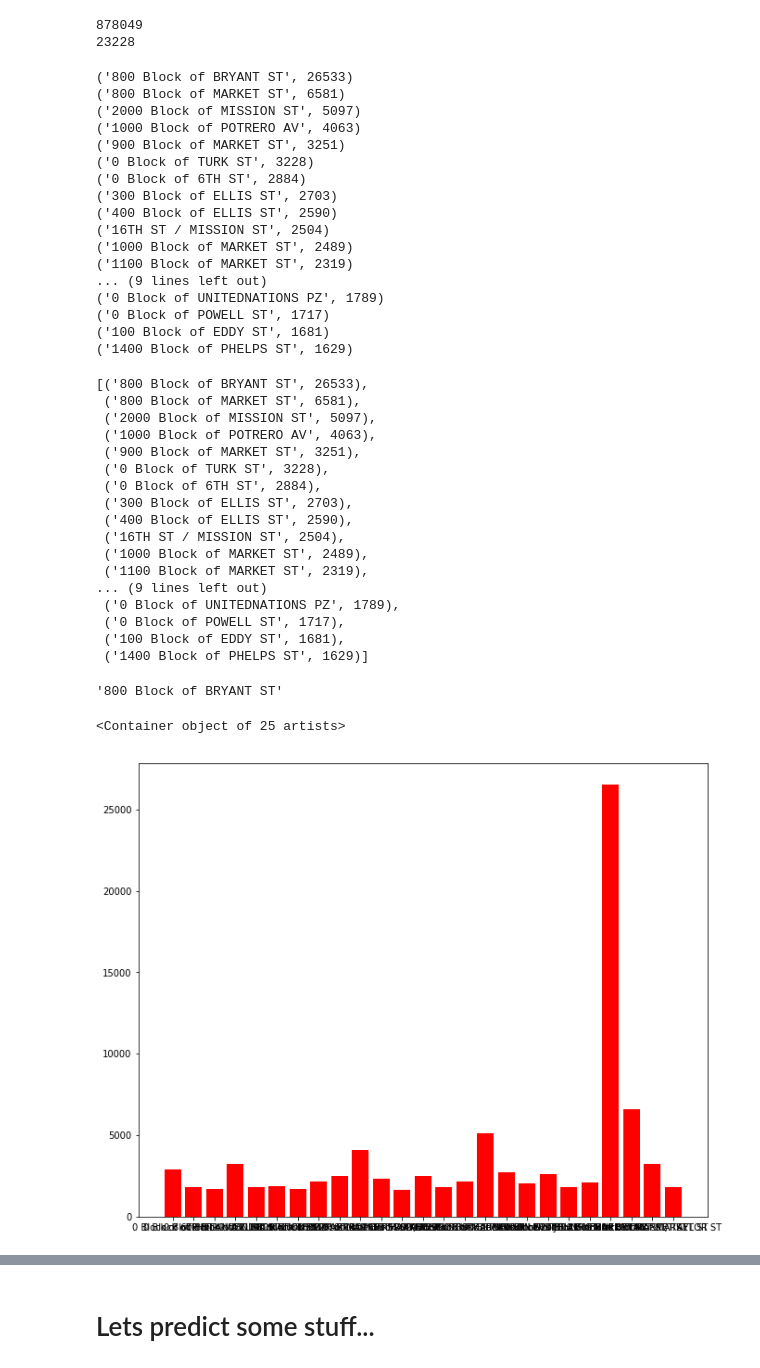
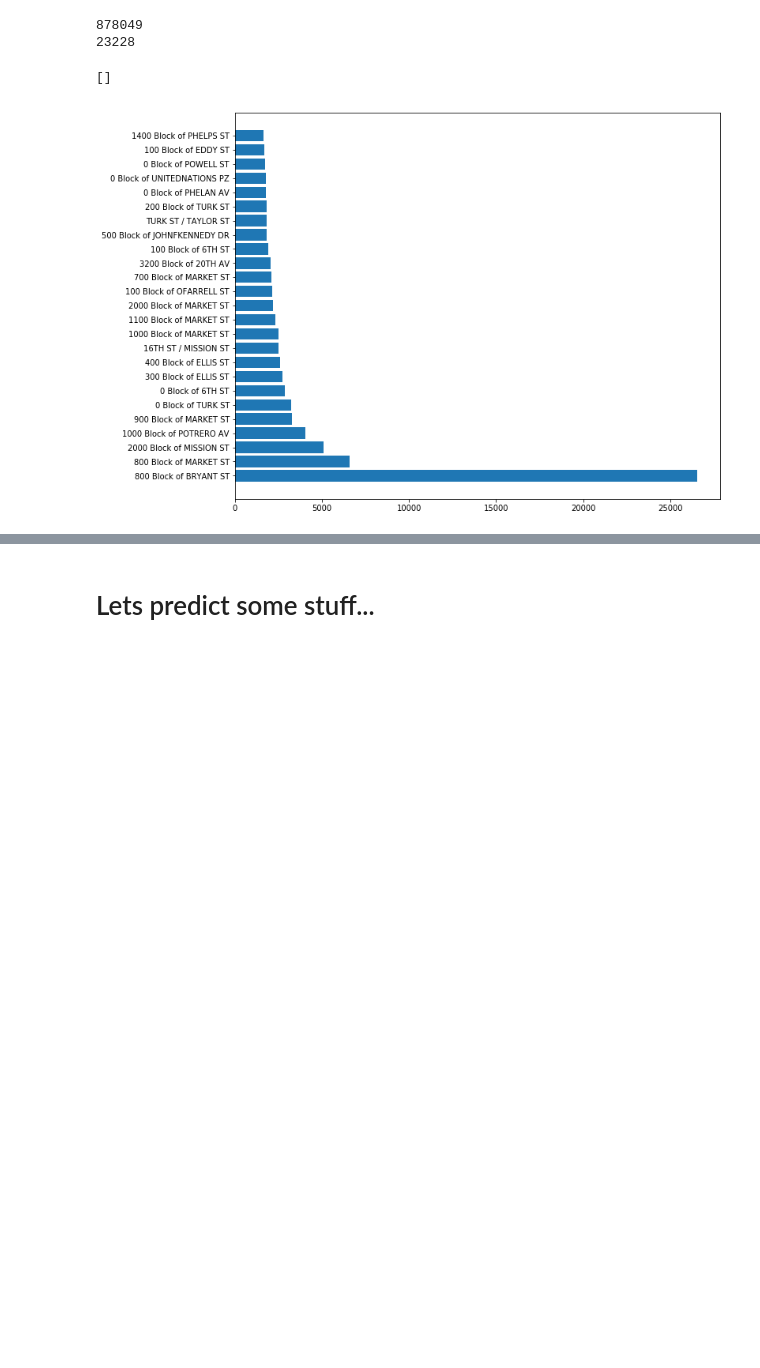
Before and after one commit to JSitter/DS-2-Machine-Learning, a Jupyter notebook: sf-crime.ipynb, the cells around one changed output, grey strips where cells are left out. Saved outputs shown, nothing was run; the diff lists cells and outputs as text; code cells hidden in the pictures; blank space fills up the shorter version.

Commit message:
added visualisations

```diff
--- a/sf-crime.ipynb
+++ b/sf-crime.ipynb
@@ -283,55 +211,23 @@ print(len(df["Address"].unique()))
 23228
 # %%
 histdict = list(Counter(df['Address']).most_common(25))
-x = []
-y = []
+address = []
+density = []
 # display(histdict)
 for key in histdict:
-    print(key)
-    x.append(key[0])
-    y.append(key[1])
-display(Counter(df['Address']).most_common(25))
-display(x[0])
-width = .5
+    address.append(key[0])
+    density.append(key[1])
+# display(Counter(df['Address']).most_common(25))
+
+
 
 fig, ax = plot.subplots(figsize=(11, 9))
 # ax.figure(figsize = (20,12))
-ax.bar(x, y, color='r')
+# ax.bar(density, address, color='r')
+
+plot.barh(range(len(address)),density)
+plot.yticks(range(len(address)), address)
+plot.plot()
 # %% [output]
-('800 Block of BRYANT ST', 26533)
-('800 Block of MARKET ST', 6581)
-('2000 Block of MISSION ST', 5097)
-('1000 Block of POTRERO AV', 4063)
-('900 Block of MARKET ST', 3251)
-('0 Block of TURK ST', 3228)
-('0 Block of 6TH ST', 2884)
-('300 Block of ELLIS ST', 2703)
-('400 Block of ELLIS ST', 2590)
-('16TH ST / MISSION ST', 2504)
-('1000 Block of MARKET ST', 2489)
-('1100 Block of MARKET ST', 2319)
-... (9 lines left out)
-('0 Block of UNITEDNATIONS PZ', 1789)
-('0 Block of POWELL ST', 1717)
-('100 Block of EDDY ST', 1681)
-('1400 Block of PHELPS ST', 1629)
+[]
-[('800 Block of BRYANT ST', 26533),
- ('800 Block of MARKET ST', 6581),
- ('2000 Block of MISSION ST', 5097),
- ('1000 Block of POTRERO AV', 4063),
- ('900 Block of MARKET ST', 3251),
- ('0 Block of TURK ST', 3228),
- ('0 Block of 6TH ST', 2884),
- ('300 Block of ELLIS ST', 2703),
- ('400 Block of ELLIS ST', 2590),
- ('16TH ST / MISSION ST', 2504),
- ('1000 Block of MARKET ST', 2489),
- ('1100 Block of MARKET ST', 2319),
-... (9 lines left out)
- ('0 Block of UNITEDNATIONS PZ', 1789),
- ('0 Block of POWELL ST', 1717),
- ('100 Block of EDDY ST', 1681),
- ('1400 Block of PHELPS ST', 1629)]
-'800 Block of BRYANT ST'
-<Container object of 25 artists>
-[figure, old version]
+[figure, new version]
```
Also changed, not shown: parts of 41 cells of this notebook.
